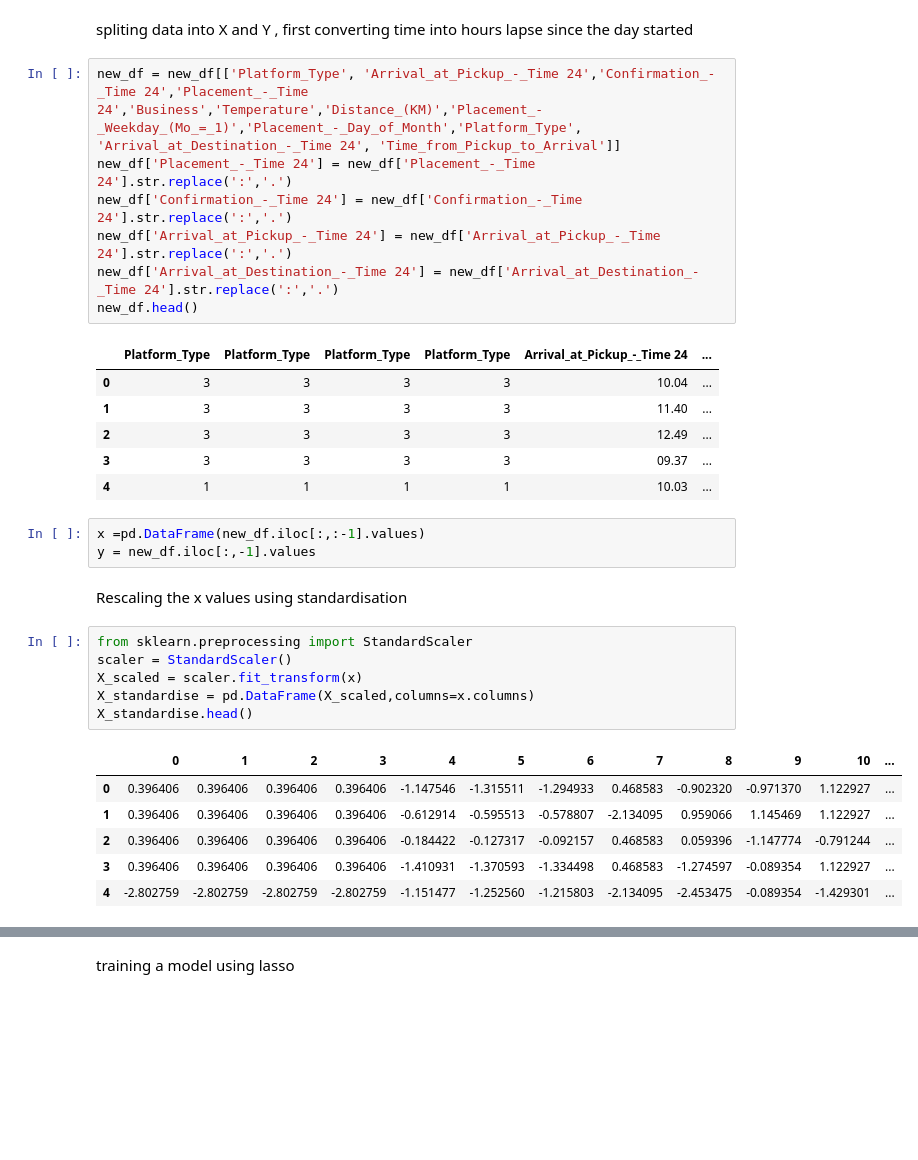
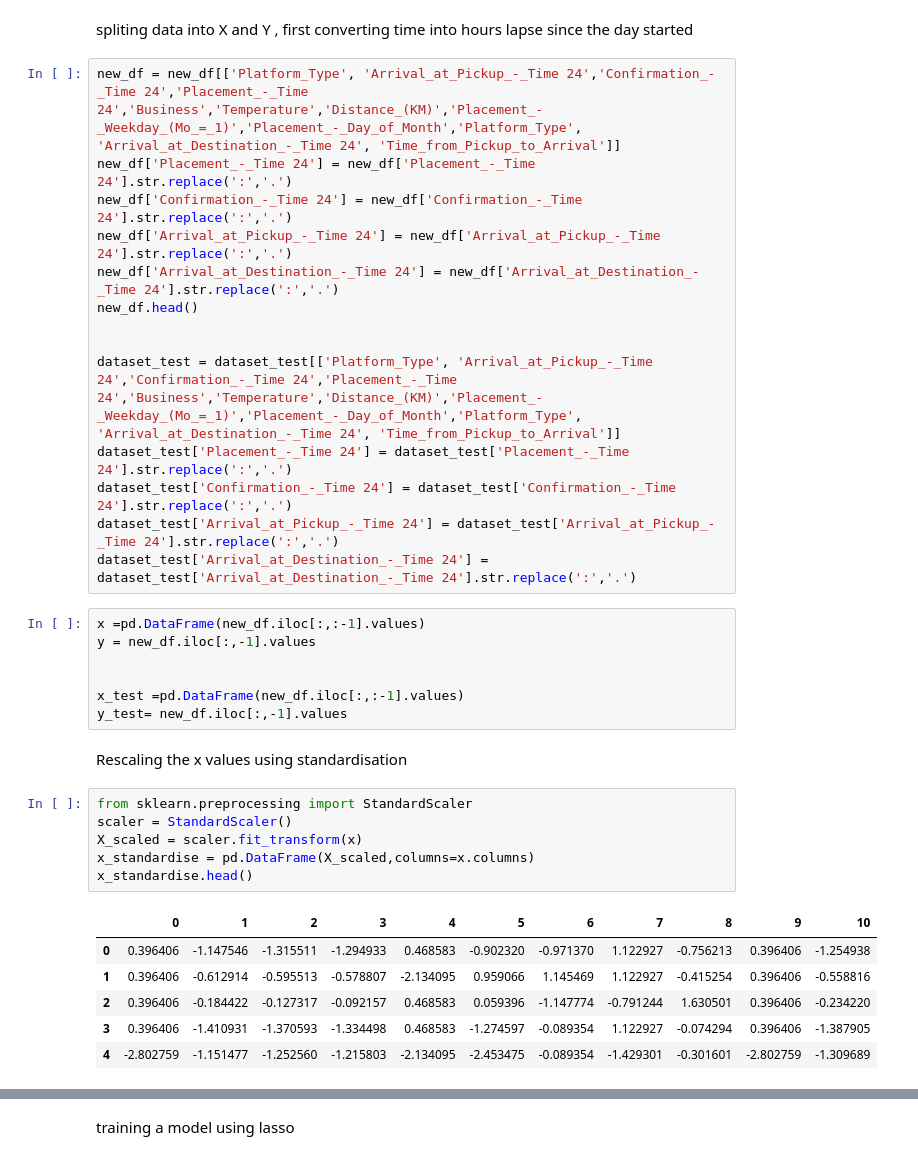
Before and after one commit to thavha/Regression-predict-group-5, a Jupyter notebook: regression.ipynb, the cells around one changed output, grey strips where cells are left out. Saved outputs shown, nothing was run; the diff lists cells and outputs as text; blank space fills up the shorter version.

```diff
--- a/regression.ipynb
+++ b/regression.ipynb
@@ -182,28 +202,32 @@ new_df['Confirmation_-_Time 24'] = new_df['Confirmation_-_Time 24'].str.replace(
 new_df['Arrival_at_Pickup_-_Time 24'] = new_df['Arrival_at_Pickup_-_Time 24'].str.replace(':','.')
 new_df['Arrival_at_Destination_-_Time 24'] = new_df['Arrival_at_Destination_-_Time 24'].str.replace(':','.')
 new_df.head()
+
+
+dataset_test = dataset_test[['Platform_Type', 'Arrival_at_Pickup_-_Time 24','Confirmation_-_Time 24','Placement_-_Time 24','Business','Temperature','Distance_(KM)','Placement_-_Weekday_(Mo_=_1)','Placement_-_Day_of_Month','Platform_Type', 'Arrival_at_Destination_-_Time 24', 'Time_from_Pickup_to_Arrival']]
+dataset_test['Placement_-_Time 24'] = dataset_test['Placement_-_Time 24'].str.replace(':','.')
+dataset_test['Confirmation_-_Time 24'] = dataset_test['Confirmation_-_Time 24'].str.replace(':','.')
+dataset_test['Arrival_at_Pickup_-_Time 24'] = dataset_test['Arrival_at_Pickup_-_Time 24'].str.replace(':','.')
+dataset_test['Arrival_at_Destination_-_Time 24'] = dataset_test['Arrival_at_Destination_-_Time 24'].str.replace(':','.')
-# %% [output]
-|  | Platform_Type | Platform_Type | Platform_Type | Platform_Type | Arrival_at_Pickup_-_Time 24 | ... |
-| 0 | 3 | 3 | 3 | 3 | 10.04 | ... |
-| 1 | 3 | 3 | 3 | 3 | 11.40 | ... |
-| 2 | 3 | 3 | 3 | 3 | 12.49 | ... |
-| 3 | 3 | 3 | 3 | 3 | 09.37 | ... |
-| 4 | 1 | 1 | 1 | 1 | 10.03 | ... |
 # %%
 x =pd.DataFrame(new_df.iloc[:,:-1].values)
 y = new_df.iloc[:,-1].values
+
+
+x_test =pd.DataFrame(new_df.iloc[:,:-1].values)
+y_test= new_df.iloc[:,-1].values
 # %% [markdown]
 Rescaling the x values using standardisation
 # %%
 from sklearn.preprocessing import StandardScaler
 scaler = StandardScaler()
 X_scaled = scaler.fit_transform(x)
-X_standardise = pd.DataFrame(X_scaled,columns=x.columns)
-X_standardise.head()
+x_standardise = pd.DataFrame(X_scaled,columns=x.columns)
+x_standardise.head()
 # %% [output]
-|  | 0 | 1 | 2 | 3 | 4 | 5 | 6 | 7 | 8 | 9 | 10 | ... |
-| 0 | 0.396406 | 0.396406 | 0.396406 | 0.396406 | -1.147546 | -1.315511 | -1.294933 | 0.468583 | -0.902320 | -0.971370 | 1.122927 | ... |
-| 1 | 0.396406 | 0.396406 | 0.396406 | 0.396406 | -0.612914 | -0.595513 | -0.578807 | -2.134095 | 0.959066 | 1.145469 | 1.122927 | ... |
-| 2 | 0.396406 | 0.396406 | 0.396406 | 0.396406 | -0.184422 | -0.127317 | -0.092157 | 0.468583 | 0.059396 | -1.147774 | -0.791244 | ... |
-| 3 | 0.396406 | 0.396406 | 0.396406 | 0.396406 | -1.410931 | -1.370593 | -1.334498 | 0.468583 | -1.274597 | -0.089354 | 1.122927 | ... |
-| 4 | -2.802759 | -2.802759 | -2.802759 | -2.802759 | -1.151477 | -1.252560 | -1.215803 | -2.134095 | -2.453475 | -0.089354 | -1.429301 | ... |
+|  | 0 | 1 | 2 | 3 | 4 | 5 | 6 | 7 | 8 | 9 | 10 |
+| 0 | 0.396406 | -1.147546 | -1.315511 | -1.294933 | 0.468583 | -0.902320 | -0.971370 | 1.122927 | -0.756213 | 0.396406 | -1.254938 |
+| 1 | 0.396406 | -0.612914 | -0.595513 | -0.578807 | -2.134095 | 0.959066 | 1.145469 | 1.122927 | -0.415254 | 0.396406 | -0.558816 |
+| 2 | 0.396406 | -0.184422 | -0.127317 | -0.092157 | 0.468583 | 0.059396 | -1.147774 | -0.791244 | 1.630501 | 0.396406 | -0.234220 |
+| 3 | 0.396406 | -1.410931 | -1.370593 | -1.334498 | 0.468583 | -1.274597 | -0.089354 | 1.122927 | -0.074294 | 0.396406 | -1.387905 |
+| 4 | -2.802759 | -1.151477 | -1.252560 | -1.215803 | -2.134095 | -2.453475 | -0.089354 | -1.429301 | -0.301601 | -2.802759 | -1.309689 |
```
Also changed, not shown: parts of 13 cells of this notebook.
